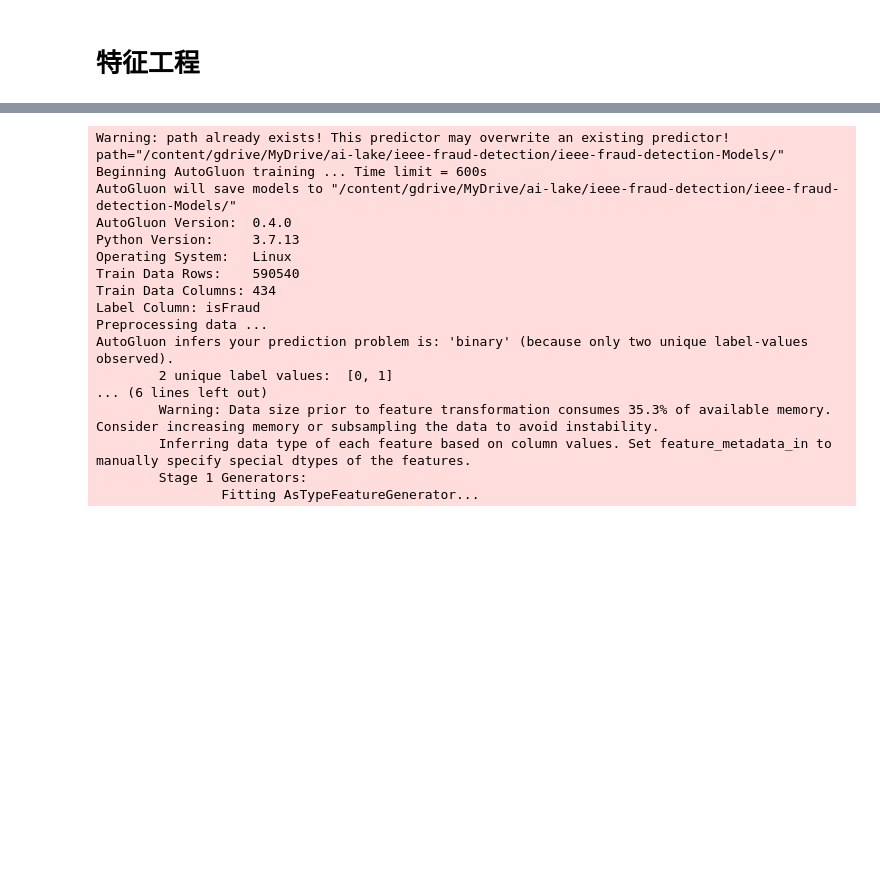
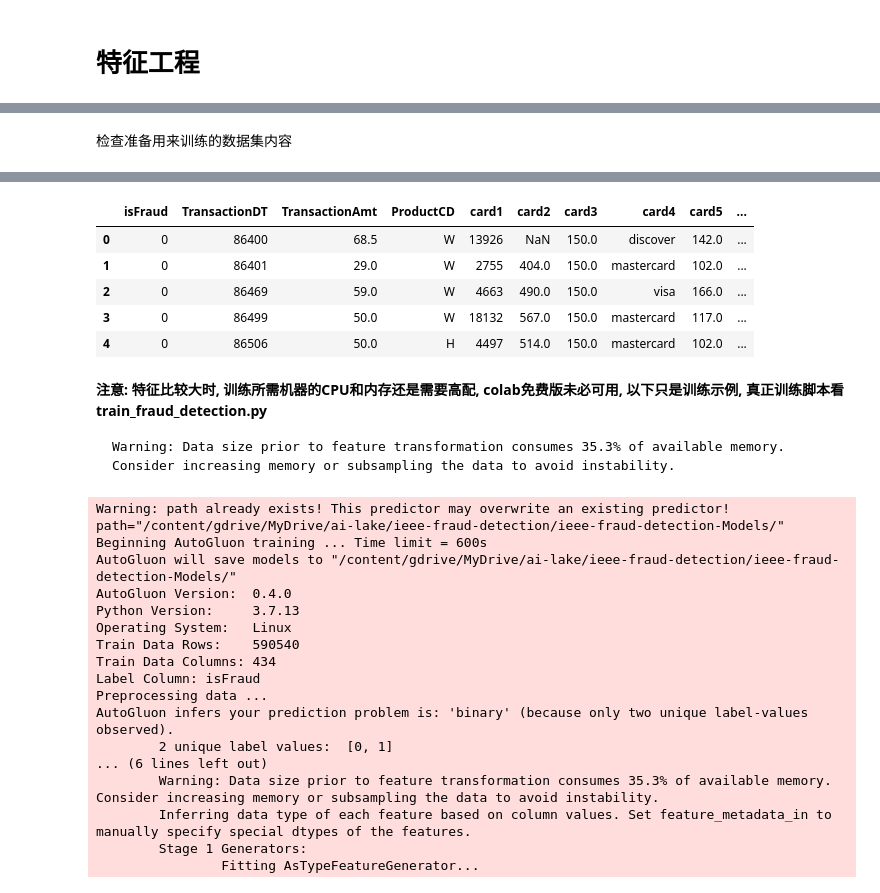
Before and after one commit to RockYuan/DeepLearning, a Jupyter notebook: ieee_fraud_detection.ipynb, the cells around one changed output, grey strips where cells are left out. Saved outputs shown, nothing was run; the diff lists cells and outputs as text; code cells hidden in the pictures; blank space fills up the shorter version.

```diff
--- a/ieee_fraud_detection.ipynb
+++ b/ieee_fraud_detection.ipynb
@@ -126,5 +158,8 @@ Wall time: 5min 24s
+# %% [markdown]
+检查准备用来训练的数据集内容
 # %%
 %%time
-train_data_fe = pd.read_csv(directory+'train_data_fe.gz')
-# train_data_fe.shape
+train_data_fe = pd.read_csv(directory+'train_data_fe.csv')
+print(train_data_fe.shape)
+train_data_fe.head()
 # %% [output]
@@ -133,3 +169,13 @@ Wall time: 37.6 s
+|  | isFraud | TransactionDT | TransactionAmt | ProductCD | card1 | card2 | card3 | card4 | card5 | ... |
+| 0 | 0 | 86400 | 68.5 | W | 13926 | NaN | 150.0 | discover | 142.0 | ... |
+| 1 | 0 | 86401 | 29.0 | W | 2755 | 404.0 | 150.0 | mastercard | 102.0 | ... |
+| 2 | 0 | 86469 | 59.0 | W | 4663 | 490.0 | 150.0 | visa | 166.0 | ... |
+| 3 | 0 | 86499 | 50.0 | W | 18132 | 567.0 | 150.0 | mastercard | 117.0 | ... |
+| 4 | 0 | 86506 | 50.0 | H | 4497 | 514.0 | 150.0 | mastercard | 102.0 | ... |
+# %% [markdown]
+**注意: 特征比较大时, 训练所需机器的CPU和内存还是需要高配, colab免费版未必可用, 以下只是训练示例, 真正训练脚本看train_fraud_detection.py**
+
+    Warning: Data size prior to feature transformation consumes 35.3% of available memory. Consider increasing memory or subsampling the data to avoid instability.
 # %%
 %%time
 predictor = TabularPredictor(label=label, eval_metric=eval_metric, path=save_path).fit(
```
Also changed, not shown: parts of 31 cells of this notebook, 2 other files.
